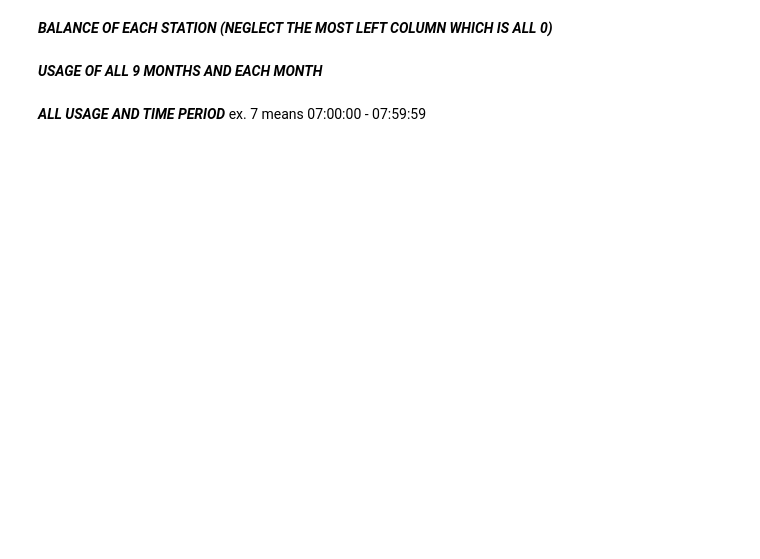
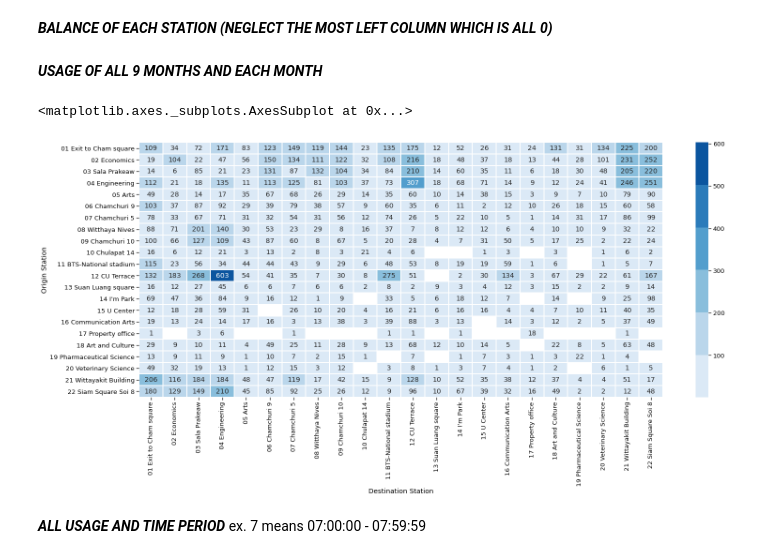
Before and after one commit to winnpm/ha-mo_data_visualization, a Jupyter notebook: Hamo_data_visualization.ipynb, the cells around one changed output. Saved outputs shown, nothing was run; the diff lists cells and outputs as text; code cells hidden in the pictures; blank space fills up the shorter version.

```diff
--- a/Hamo_data_visualization.ipynb
+++ b/Hamo_data_visualization.ipynb
@@ -24,16 +24,16 @@ import math
 # df_sep = pd.read_csv('all_usage_sep_2019.csv')
 
 # df_all = pd.read_csv('all_usage_Jan_to_Sep_new.csv')
-# df_merged = pd.read_csv('usage_and_failed_search_new.csv')
+df_merged = pd.read_csv('merged_final.csv')
 # df_open = pd.read_csv('all_usage_open_new.csv')
 # df_open_merged = pd.read_csv('usage_and_failed_open_sem.csv')
-df_close = pd.read_csv('all_usage_close_10.csv')
+# df_close = pd.read_csv('all_usage_close_new.csv')
 # df_close_merged = pd.read_csv('usage_and_failed_close_sem.csv')
 
-df_merged_no_hol = pd.read_csv('no_hol_v2_edited.csv')
-df_2018s2 = pd.read_csv('2018_2_no_exam.csv')
-df_2019s1 = pd.read_csv('2019_1.csv')
-df_closed = pd.read_csv('closed_semester.csv')
+# df_merged_no_hol = pd.read_csv('no_hol_v2_edited.csv')
+# df_2018s2 = pd.read_csv('2018_2_no_exam.csv')
+# df_2019s1 = pd.read_csv('2019_1.csv')
+# df_closed = pd.read_csv('closed_semester.csv')
 
 # df_2018s2_usage = pd.read_csv('2018s2_usage.csv')
 # df_2019s1_usage = pd.read_csv('2019s1_usage.csv')
@@ -360,11 +336,20 @@ sns.heatmap(df_balance2,cmap=sns.color_palette("Blues"), annot=True, fmt='.0f',
 # %% [markdown]
 ***USAGE OF ALL 9 MONTHS AND EACH MONTH***
 # %%
-df_all2 = df_all.pivot_table(index='Station_depart.', columns='Station_dest.', values='Usage\'', aggfunc=np.sum)
+demand = []
+demand = [1] * len(df_merged)
+df_merged['Demand'] = demand
+
+df_mergedv2 = df_merged.rename(columns={'Station_depart.': 'Origin Station', 'Station_dest.': 'Destination Station'})
+
+df_all2 = df_mergedv2.pivot_table(index='Origin Station', columns='Destination Station', values='Demand', aggfunc=np.sum)
 plt.figure(figsize=(25,10))
 sns.set_context(context='notebook',font_scale=1.2)
 sns.heatmap(df_all2, cmap=sns.color_palette("Blues"), annot=True, fmt='.0f', linewidths = 1)
-plt.title('Usage in All 9 Months', fontsize = 25)
+# plt.title('Total Demands in 9 Months', fontsize = 25)
+# %% [output]
+<matplotlib.axes._subplots.AxesSubplot at 0x...>
+[figure, added]
 # %%
 converted_start_jan = []
 
```
Also changed, not shown: parts of 5 cells of this notebook, 6 other files.
